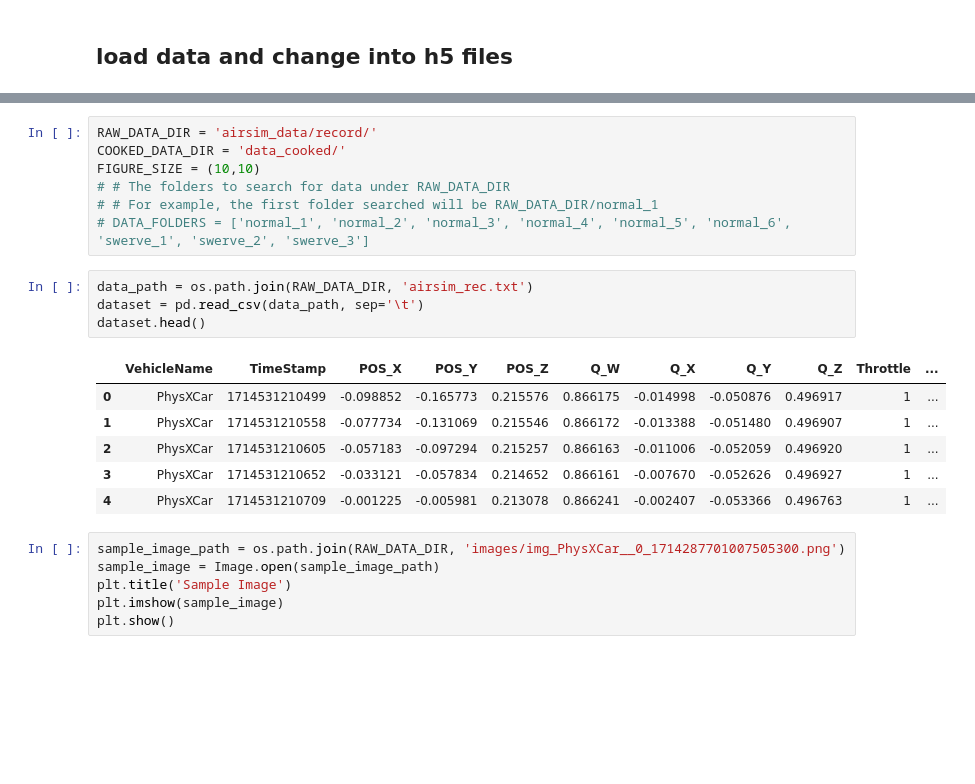
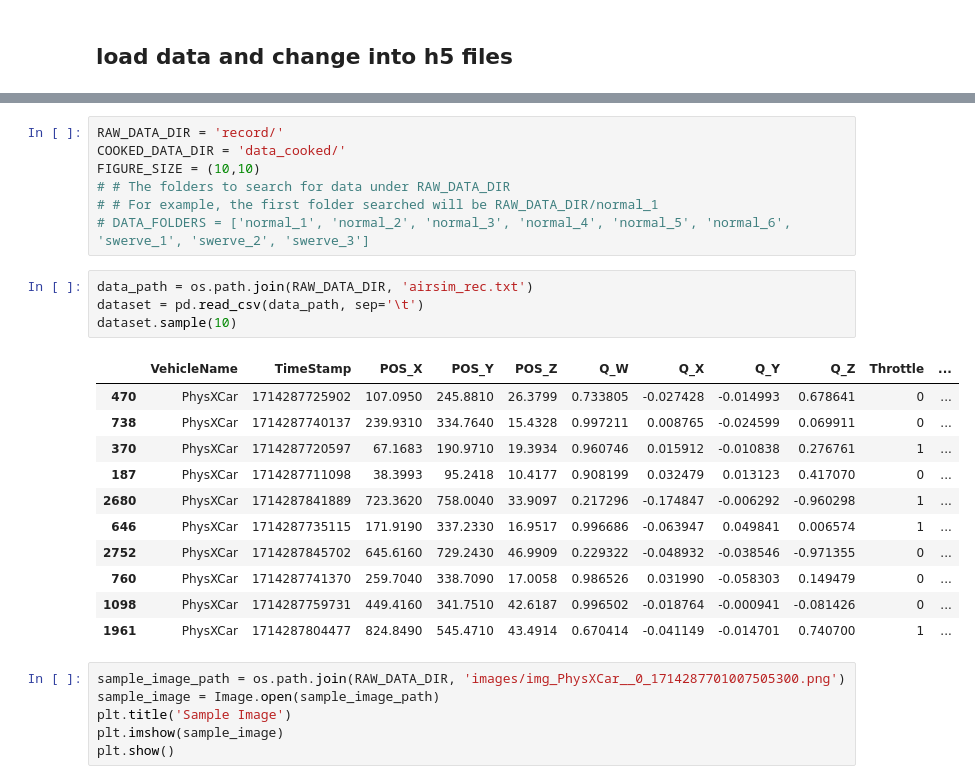
Before and after one commit to lam26817938/cs4756, a Jupyter notebook: main.ipynb, the cells around one changed output, grey strips where cells are left out. Drawn from its saved outputs; the diff is of its cells as text; blank space fills up the shorter version.

```diff
--- a/main.ipynb
+++ b/main.ipynb
@@ -20,5 +12,5 @@ please provide us feedback at https://github.com/pandas-dev/pandas/issues/54466
 # %%
-RAW_DATA_DIR = 'airsim_data/record/'
+RAW_DATA_DIR = 'record/'
 COOKED_DATA_DIR = 'data_cooked/'
 FIGURE_SIZE = (10,10)
 # # The folders to search for data under RAW_DATA_DIR
@@ -27,14 +19,19 @@ FIGURE_SIZE = (10,10)
 # %%
 data_path = os.path.join(RAW_DATA_DIR, 'airsim_rec.txt')
 dataset = pd.read_csv(data_path, sep='\t')
-dataset.head()
+dataset.sample(10)
 # %% [output]
 |  | VehicleName | TimeStamp | POS_X | POS_Y | POS_Z | Q_W | Q_X | Q_Y | Q_Z | Throttle | ... |
-| 0 | PhysXCar | 1714531210499 | -0.098852 | -0.165773 | 0.215576 | 0.866175 | -0.014998 | -0.050876 | 0.496917 | 1 | ... |
-| 1 | PhysXCar | 1714531210558 | -0.077734 | -0.131069 | 0.215546 | 0.866172 | -0.013388 | -0.051480 | 0.496907 | 1 | ... |
-| 2 | PhysXCar | 1714531210605 | -0.057183 | -0.097294 | 0.215257 | 0.866163 | -0.011006 | -0.052059 | 0.496920 | 1 | ... |
-| 3 | PhysXCar | 1714531210652 | -0.033121 | -0.057834 | 0.214652 | 0.866161 | -0.007670 | -0.052626 | 0.496927 | 1 | ... |
-| 4 | PhysXCar | 1714531210709 | -0.001225 | -0.005981 | 0.213078 | 0.866241 | -0.002407 | -0.053366 | 0.496763 | 1 | ... |
+| 470 | PhysXCar | 1714287725902 | 107.0950 | 245.8810 | 26.3799 | 0.733805 | -0.027428 | -0.014993 | 0.678641 | 0 | ... |
+| 738 | PhysXCar | 1714287740137 | 239.9310 | 334.7640 | 15.4328 | 0.997211 | 0.008765 | -0.024599 | 0.069911 | 0 | ... |
+| 370 | PhysXCar | 1714287720597 | 67.1683 | 190.9710 | 19.3934 | 0.960746 | 0.015912 | -0.010838 | 0.276761 | 1 | ... |
+| 187 | PhysXCar | 1714287711098 | 38.3993 | 95.2418 | 10.4177 | 0.908199 | 0.032479 | 0.013123 | 0.417070 | 0 | ... |
+| 2680 | PhysXCar | 1714287841889 | 723.3620 | 758.0040 | 33.9097 | 0.217296 | -0.174847 | -0.006292 | -0.960298 | 1 | ... |
+| 646 | PhysXCar | 1714287735115 | 171.9190 | 337.2330 | 16.9517 | 0.996686 | -0.063947 | 0.049841 | 0.006574 | 1 | ... |
+| 2752 | PhysXCar | 1714287845702 | 645.6160 | 729.2430 | 46.9909 | 0.229322 | -0.048932 | -0.038546 | -0.971355 | 0 | ... |
+| 760 | PhysXCar | 1714287741370 | 259.7040 | 338.7090 | 17.0058 | 0.986526 | 0.031990 | -0.058303 | 0.149479 | 0 | ... |
+| 1098 | PhysXCar | 1714287759731 | 449.4160 | 341.7510 | 42.6187 | 0.996502 | -0.018764 | -0.000941 | -0.081426 | 0 | ... |
+| 1961 | PhysXCar | 1714287804477 | 824.8490 | 545.4710 | 43.4914 | 0.670414 | -0.041149 | -0.014701 | 0.740700 | 1 | ... |
 # %%
 sample_image_path = os.path.join(RAW_DATA_DIR, 'images/img_PhysXCar__0_1714287701007505300.png')
 sample_image = Image.open(sample_image_path)
```
Also changed, not shown: parts of 14 cells of this notebook, 2 other files.
